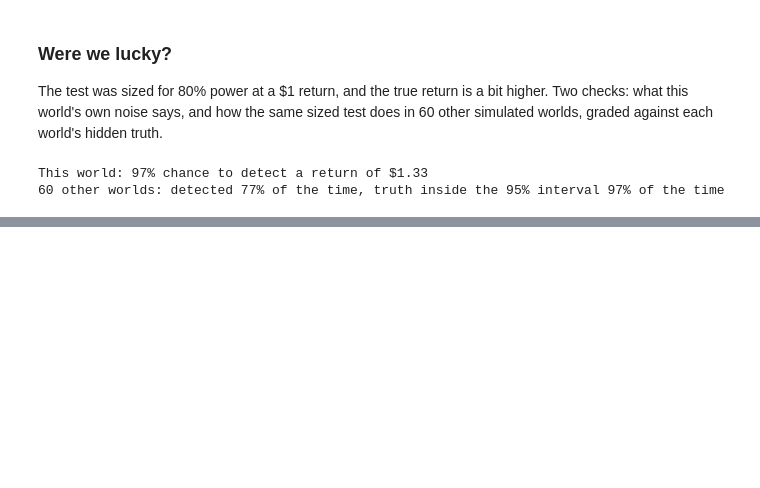
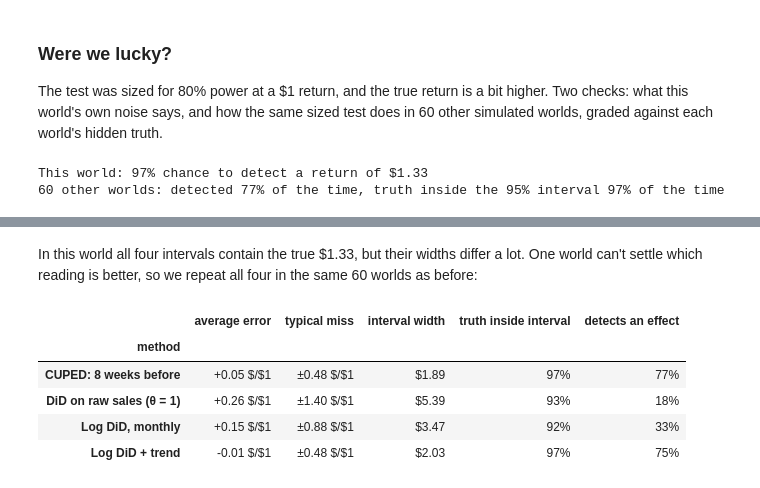
Before and after one commit to menni99/incrementality-mmm-lab, a Jupyter notebook: incrementality.ipynb, the cells around one changed output, grey strips where cells are left out. Cells and saved outputs as stored; diff of their text form; code cells hidden in the pictures; blank space fills up the shorter version.

```diff
--- a/incrementality.ipynb
+++ b/incrementality.ipynb
@@ -1674,0 +1698,38 @@ Mostly not. This world is quieter than most: its own noise says the true return
+# %% [markdown]
+In this world all four intervals contain the true $1.33, but their widths differ a lot. One world can't settle which reading is better, so we repeat all four in the same 60 worlds as before:
+# %%
+def read_four_ways(seed):
+    _, p = simulate_world(replace(cfg, seed=seed), scenario=random_holdout_scenario)
+    d, truth = analyst_view(p), true_iroas(p, "ugc")
+    spend = d["spend_ugc"].sum()
+    r = pd.DataFrame({
+        "treated": (d.groupby("geo")["spend_ugc"].sum() > 0).astype(int),
+        "before": window_sales(d, "2026-01-04", "2026-02-28"),
+        "during": window_sales(d, "2026-03-01", "2026-05-09"),
+    })
+    r["change"] = (r["during"] / 70 - r["before"] / 56) * 70
+    m = monthly_panel(p[p["date"] <= "2026-05-31"])
+    k = dict(n_treated=r["treated"].sum(), budget=spend)
+    results = {
+        "CUPED: 8 weeks before": iroas_from(smf.ols("during ~ treated + before", data=r).fit(cov_type="HC1"), **k),
+        "DiD on raw sales (θ = 1)": iroas_from(smf.ols("change ~ treated", data=r).fit(cov_type="HC1"), **k),
+        "Log DiD, monthly": did_reading(m, STANDARD, spend),
+        "Log DiD + trend": did_reading(m, WITH_TREND, spend),
+    }
+    return [{"method": name, "error": est - truth, "width": high - low,
+             "truth inside interval": low <= truth <= high, "detects an effect": low > 0}
+            for name, (est, low, high) in results.items()]
+
+four_ways_worlds = pd.DataFrame([row for seed in range(60) for row in read_four_ways(seed)])
+four_ways_worlds.groupby("method", sort=False).agg(
+    **{"average error": ("error", "mean"), "typical miss": ("error", "std"), "interval width": ("width", "mean"),
+       "truth inside interval": ("truth inside interval", "mean"), "detects an effect": ("detects an effect", "mean")}
+).style.format({"average error": "{:+.2f} $/$1", "typical miss": "±{:.2f} $/$1", "interval width": "${:.2f}",
+                "truth inside interval": "{:.0%}", "detects an effect": "{:.0%}"})
+# %% [output]
+|  | average error | typical miss | interval width | truth inside interval | detects an effect |
+| method |  |  |  |  |  |
+| CUPED: 8 weeks before | +0.05 $/$1 | ±0.48 $/$1 | $1.89 | 97% | 77% |
+| DiD on raw sales (θ = 1) | +0.26 $/$1 | ±1.40 $/$1 | $5.39 | 93% | 18% |
+| Log DiD, monthly | +0.15 $/$1 | ±0.88 $/$1 | $3.47 | 92% | 33% |
+| Log DiD + trend | -0.01 $/$1 | ±0.48 $/$1 | $2.03 | 97% | 75% |
```
Also changed, not shown: parts of 5 cells of this notebook.
